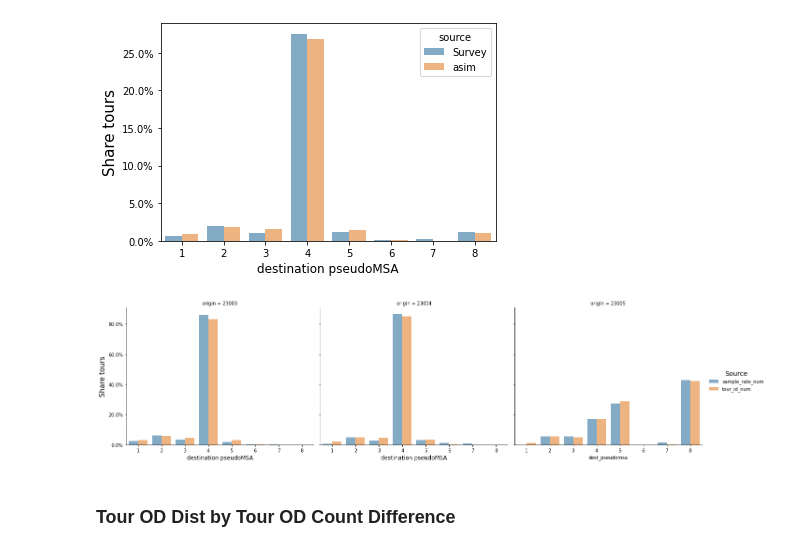
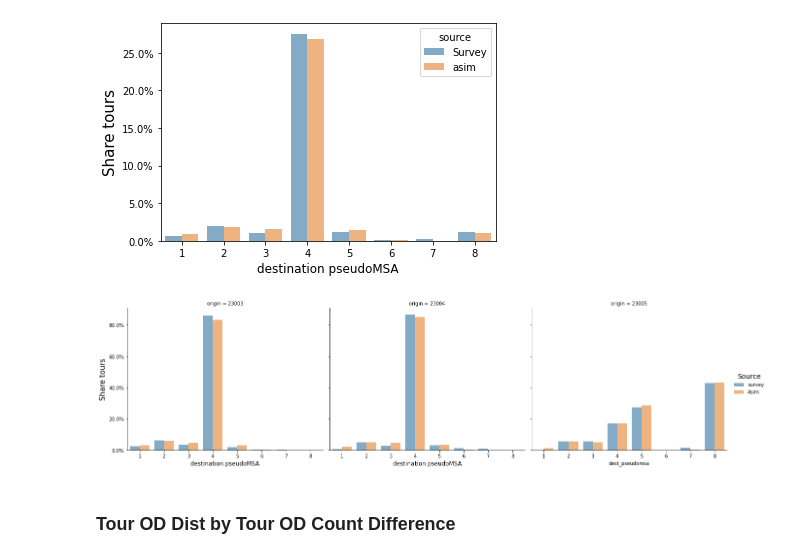
Before and after one commit to SANDAG/ABM, a Jupyter notebook: src/asim_cross_border/notebooks/cross_border_summary_calibrate.ipynb, the cells around one changed output. Drawn from its saved outputs; the diff is of its cells as text; code cells hidden in the pictures.

```diff
--- a/src/asim_cross_border/notebooks/cross_border_summary_calibrate.ipynb
+++ b/src/asim_cross_border/notebooks/cross_border_summary_calibrate.ipynb
@@ -379,27 +379,29 @@ Text(0.5, 0, 'destination pseudoMSA')
 # %%
 origin_tots = pd.DataFrame()
 srclist = ['Survey','asim']
 for port in all_ods.origin.unique():
     for i,src in enumerate(['sample_rate_num','tour_id_num']):
         origin_tots = origin_tots.append(pd.Series({'origin':port,
                                             'tot':all_ods[(all_ods['source'] == src) & (all_ods.origin == port)].num_tours.sum(),
                                             'source':src}),
                                            ignore_index = True)
 all_ods = all_ods[~all_ods.source.isin(['asim','Survey'])].merge(origin_tots, how = 'left', on = ['origin','source'])
 all_ods['num_tours'] = all_ods['num_tours']/all_ods['tot']
+all_ods['source'] = all_ods['source'].map({'sample_rate_num':'survey','tour_id_num':'Asim','Survey':'Survey','asim':'asim'})
+
 g = sns.catplot(
-    data=all_ods.sort_values('source'), x='dest_pseudomsa', y='num_tours', hue='source', kind='bar', col='origin',
+    data=all_ods.sort_values('source',ascending = False), x='dest_pseudomsa', y='num_tours', hue='source', kind='bar', col='origin',
     aspect=1.2, legend_out=True, alpha=0.6)
 g._legend.set_title('Source', prop={'size':14})
 # g.fig.get_axes()[0].set_title('asim', fontsize=15)
 # g.fig.get_axes()[1].set_title('Survey', fontsize=15)
 g.axes[0,0].set_ylabel('Share tours', fontsize=15)
 g.axes[0,0].yaxis.set_major_formatter(ticker.FuncFormatter(lambda x, pos: '{:,.3}%'.format(x*100) ))
 
 g.axes[0,0].set_xlabel('destination pseudoMSA', fontsize=12)
 _ = g.axes[0,1].set_xlabel('destination pseudoMSA', fontsize=12)
 # %% [output]
-[figure, old version]
+[figure, new version]
 # %%
 od_calib = all_ods[~all_ods.source.isin(['asim','Survey'])].pivot_table(index = ['origin','dest_pseudomsa'], values = 'num_tours',columns = 'source',aggfunc=np.sum)
 od_calib
```
Also changed, not shown: parts of 19 cells of this notebook.
